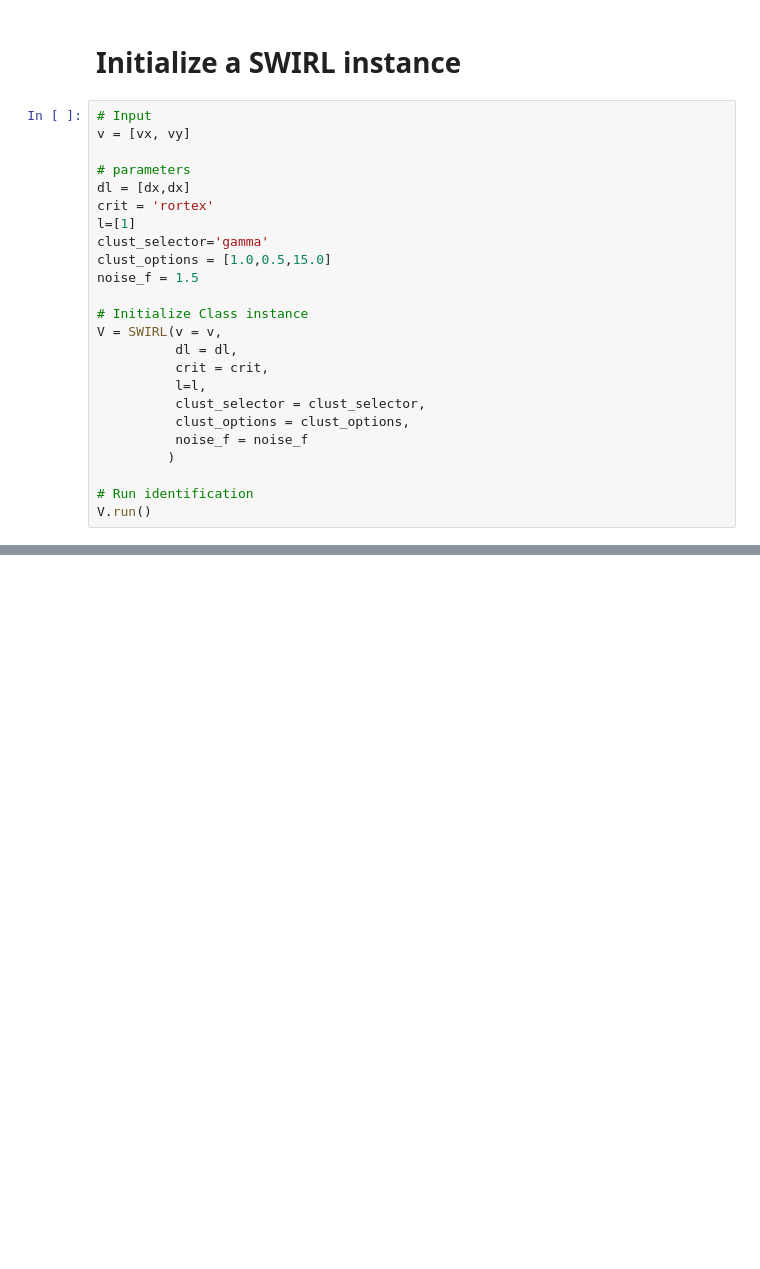
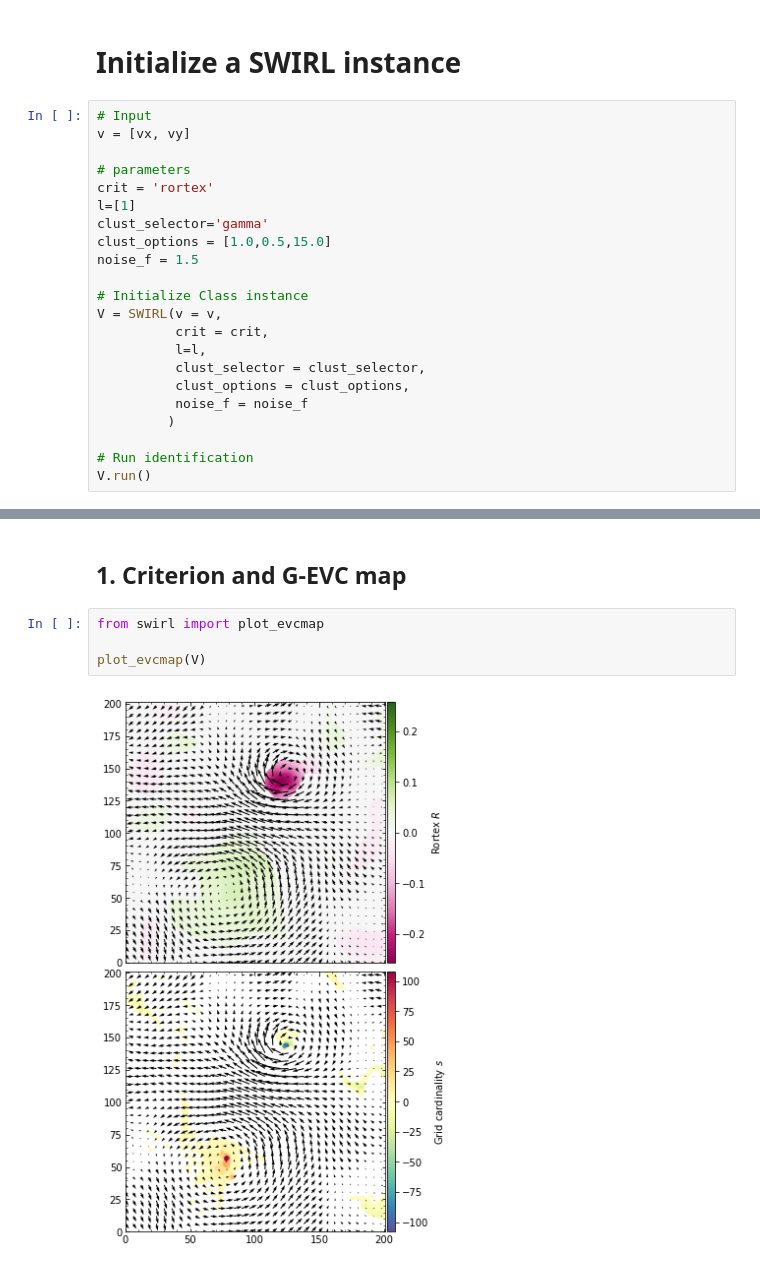
Before and after one commit to jcanivete/swirl, a Jupyter notebook: example/DoubleLambOseen.ipynb, the cells around one changed output, grey strips where cells are left out. Saved outputs shown, nothing was run; the diff lists cells and outputs as text; blank space fills up the shorter version.

Commit message:
New: plot routines and example jupyter notebook

```diff
--- a/example/DoubleLambOseen.ipynb
+++ b/example/DoubleLambOseen.ipynb
@@ -23,7 +27,6 @@ dx = 0.005
 v = [vx, vy]
 
 # parameters
-dl = [dx,dx]
 crit = 'rortex'
 l=[1]
 clust_selector='gamma'
@@ -32,7 +35,6 @@ noise_f = 1.5
 
 # Initialize Class instance
 V = SWIRL(v = v,
-          dl = dl,
           crit = crit,
           l=l,
           clust_selector = clust_selector,
@@ -46,0 +67,8 @@ plot_decision(V)
+# %% [markdown]
+## 1. Criterion and G-EVC map
+# %%
+from swirl import plot_evcmap
+
+plot_evcmap(V)
+# %% [output]
+[figure, added]
```
Also changed, not shown: parts of 13 cells of this notebook.
